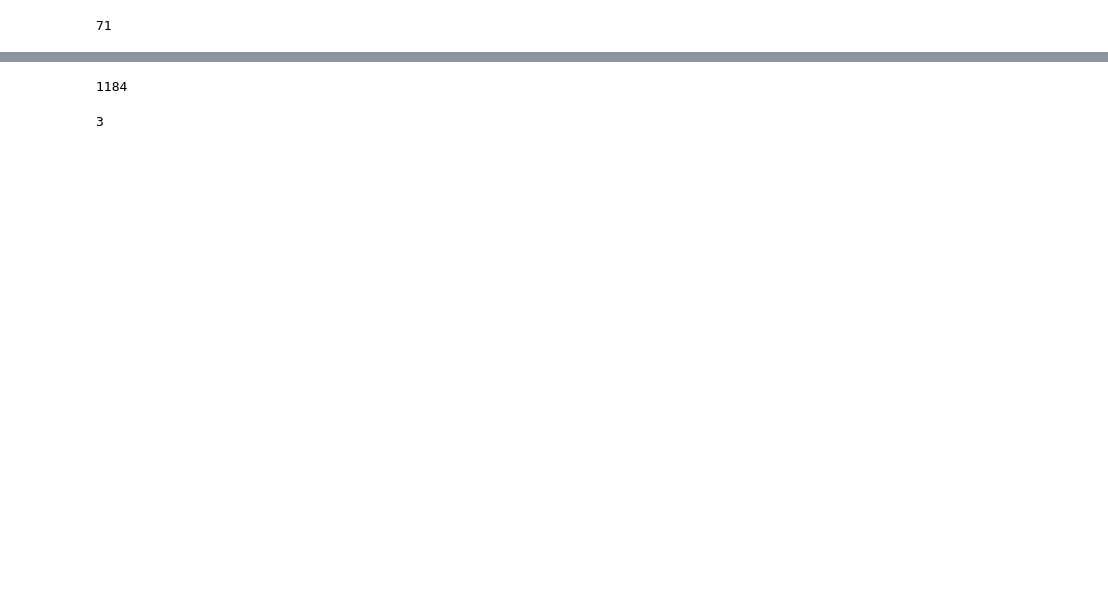
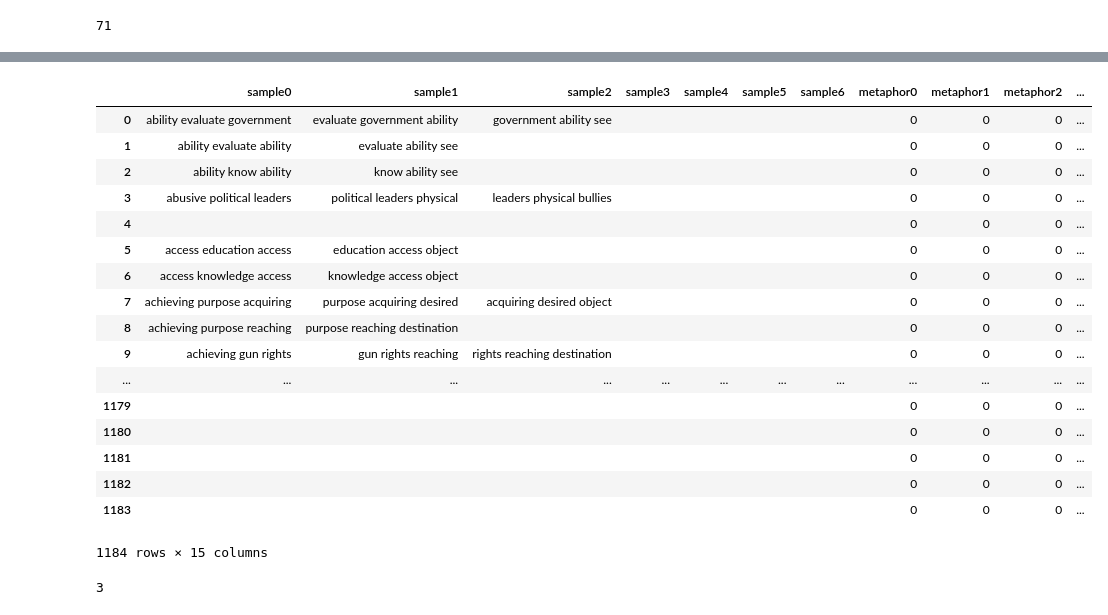
Before and after one commit to gajeam/Pulitzer-Prize-Styleometrics-Project, a Jupyter notebook: Rule 1 metaphor/Working with github metaphor - predicting metaphor.ipynb, the cells around one changed output, grey strips where cells are left out. Saved outputs shown, nothing was run; the diff lists cells and outputs as text; code cells hidden in the pictures; blank space fills up the shorter version.

```diff
--- a/Rule 1 metaphor/Working with github metaphor - predicting metaphor.ipynb
+++ b/Rule 1 metaphor/Working with github metaphor - predicting metaphor.ipynb
@@ -116,3 +99,5 @@ df_svononmet.head()
 #combine into one df
 frames = [df_anmet, df_annonmet, df_svomet, df_svononmet]
 df_combo = pd.concat(frames)
+df_combo.reset_index(drop=True, inplace=True)
+df_combo.shape
@@ -382,0 +421,23 @@ df_test
+# %%
+# with open("metanet.txt", "r") as testset:
+#     filtered_words = []
+#     testmeta = []
+#     testmeta1 = []
+#     word_list = ''
+#     for line in testset:
+# #         word_list = line.split()
+#         tokenizer = RegexpTokenizer(r'\w+')
+#         word_list = tokenizer.tokenize(line)
+#         filtered_words = [word for word in word_list if word not in stopwords.words('english')]
+#         testmeta1.append(' '.join(x) for x in bigrams(filtered_words))
+# df_test = pd.DataFrame(testmeta1)
+# df_test
+colcount = len(df_test.columns)
+
+df_list=list(range(0,colcount))
+df_list
+for i, df in enumerate(df_list, 1):
+    df.columns = [col_name+'_df{}'.format(i) for col_name in df_test.columns]
+# df_test.columns = ['sample0', 'sample1', 'sample2', 'sample3', 'sample4', 'sample5', 'sample6']
+df_test = df_test.fillna("")
+df_test
@@ -386,7 +466,7 @@ arr_test_feature = arr_test_feature_sparse.toarray()
 logreg = LogisticRegression()
 logreg_model = logreg.fit(arr_train_feature, df_train['metaphor'])
 logreg_predictions = logreg_model.predict(arr_test_feature)
-indices = [i for i, x in enumerate(logreg_predictions) if x == 0]
+indices = [i for i, x in enumerate(logreg_predictions) if x == 0]""
 df_test['metaphor0'] = logreg_predictions
 
 arr_test_feature_sparse = vec.transform(df_test['sample1'])
@@ -416,34 +496,52 @@ df_test['metaphor3'] = logreg_predictions
 arr_test_feature_sparse = vec.transform(df_test['sample4'])
 arr_test_feature = arr_test_feature_sparse.toarray()
 logreg = LogisticRegression()
 logreg_model = logreg.fit(arr_train_feature, df_train['metaphor'])
 logreg_predictions = logreg_model.predict(arr_test_feature)
 indices = [i for i, x in enumerate(logreg_predictions) if x == 0]
 df_test['metaphor4'] = logreg_predictions
 
 arr_test_feature_sparse = vec.transform(df_test['sample5'])
 arr_test_feature = arr_test_feature_sparse.toarray()
 logreg = LogisticRegression()
 logreg_model = logreg.fit(arr_train_feature, df_train['metaphor'])
 logreg_predictions = logreg_model.predict(arr_test_feature)
 indices = [i for i, x in enumerate(logreg_predictions) if x == 0]
 df_test['metaphor5'] = logreg_predictions
 
 arr_test_feature_sparse = vec.transform(df_test['sample6'])
 arr_test_feature = arr_test_feature_sparse.toarray()
 logreg = LogisticRegression()
 logreg_model = logreg.fit(arr_train_feature, df_train['metaphor'])
 logreg_predictions = logreg_model.predict(arr_test_feature)
 indices = [i for i, x in enumerate(logreg_predictions) if x == 0]
 df_test['metaphor6'] = logreg_predictions
 
 df_test['sum_metaphor'] = df_test['metaphor1'] + df_test['metaphor2'] + df_test['metaphor3'] +df_test['metaphor4'] +df_test['metaphor5']
 
 if sum(df_test['sum_metaphor']) >= 1:
     df_test['sum_metaphor'] = 1
 sum(df_test['sum_metaphor'])
+# df_test
 # %% [output]
+|  | sample0 | sample1 | sample2 | sample3 | sample4 | sample5 | sample6 | metaphor0 | metaphor1 | metaphor2 | ... |
+| 0 | ability evaluate government | evaluate government ability | government ability see |  |  |  |  | 0 | 0 | 0 | ... |
+| 1 | ability evaluate ability | evaluate ability see |  |  |  |  |  | 0 | 0 | 0 | ... |
+| 2 | ability know ability | know ability see |  |  |  |  |  | 0 | 0 | 0 | ... |
+| 3 | abusive political leaders | political leaders physical | leaders physical bullies |  |  |  |  | 0 | 0 | 0 | ... |
+| 4 |  |  |  |  |  |  |  | 0 | 0 | 0 | ... |
+| 5 | access education access | education access object |  |  |  |  |  | 0 | 0 | 0 | ... |
+| 6 | access knowledge access | knowledge access object |  |  |  |  |  | 0 | 0 | 0 | ... |
+| 7 | achieving purpose acquiring | purpose acquiring desired | acquiring desired object |  |  |  |  | 0 | 0 | 0 | ... |
+| 8 | achieving purpose reaching | purpose reaching destination |  |  |  |  |  | 0 | 0 | 0 | ... |
+| 9 | achieving gun rights | gun rights reaching | rights reaching destination |  |  |  |  | 0 | 0 | 0 | ... |
+| ... | ... | ... | ... | ... | ... | ... | ... | ... | ... | ... | ... |
+| 1179 |  |  |  |  |  |  |  | 0 | 0 | 0 | ... |
+| 1180 |  |  |  |  |  |  |  | 0 | 0 | 0 | ... |
+| 1181 |  |  |  |  |  |  |  | 0 | 0 | 0 | ... |
+| 1182 |  |  |  |  |  |  |  | 0 | 0 | 0 | ... |
+| 1183 |  |  |  |  |  |  |  | 0 | 0 | 0 | ... |
-1184
+1184 rows × 15 columns
 # %%
 with open("an_nonmets.txt", "r") as testset:
     filtered_words = []
```
Also changed, not shown: parts of 19 cells of this notebook, 2 other files.
